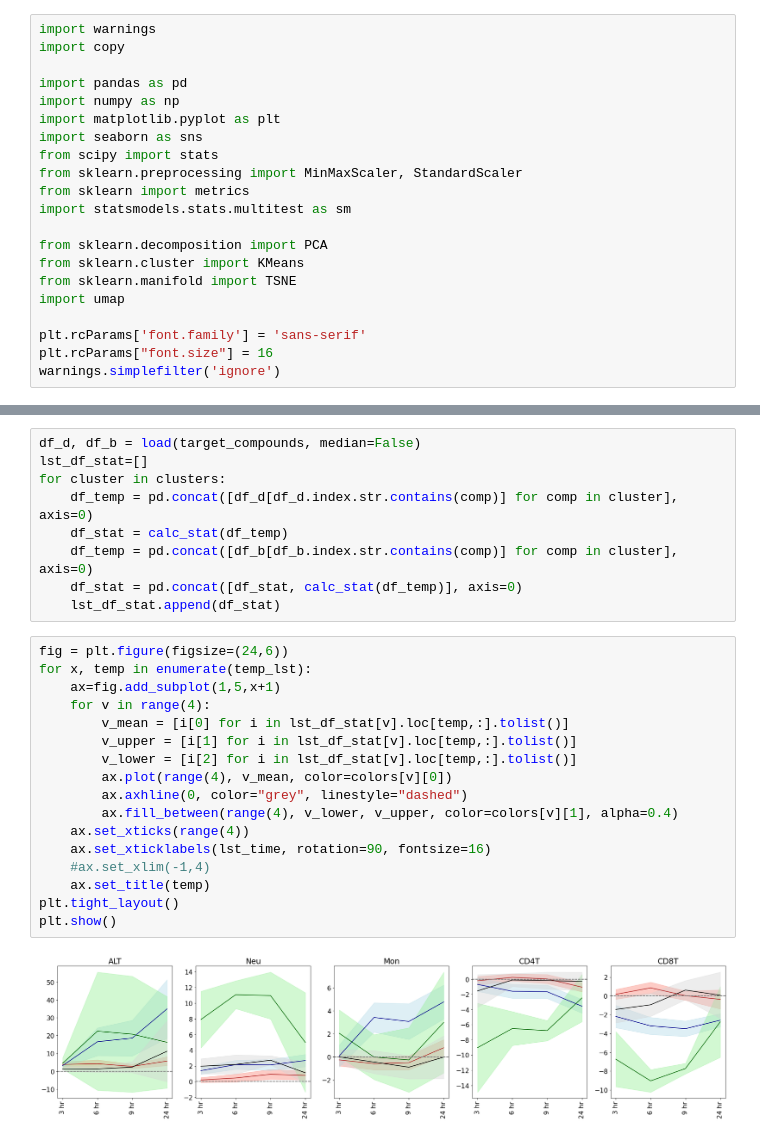
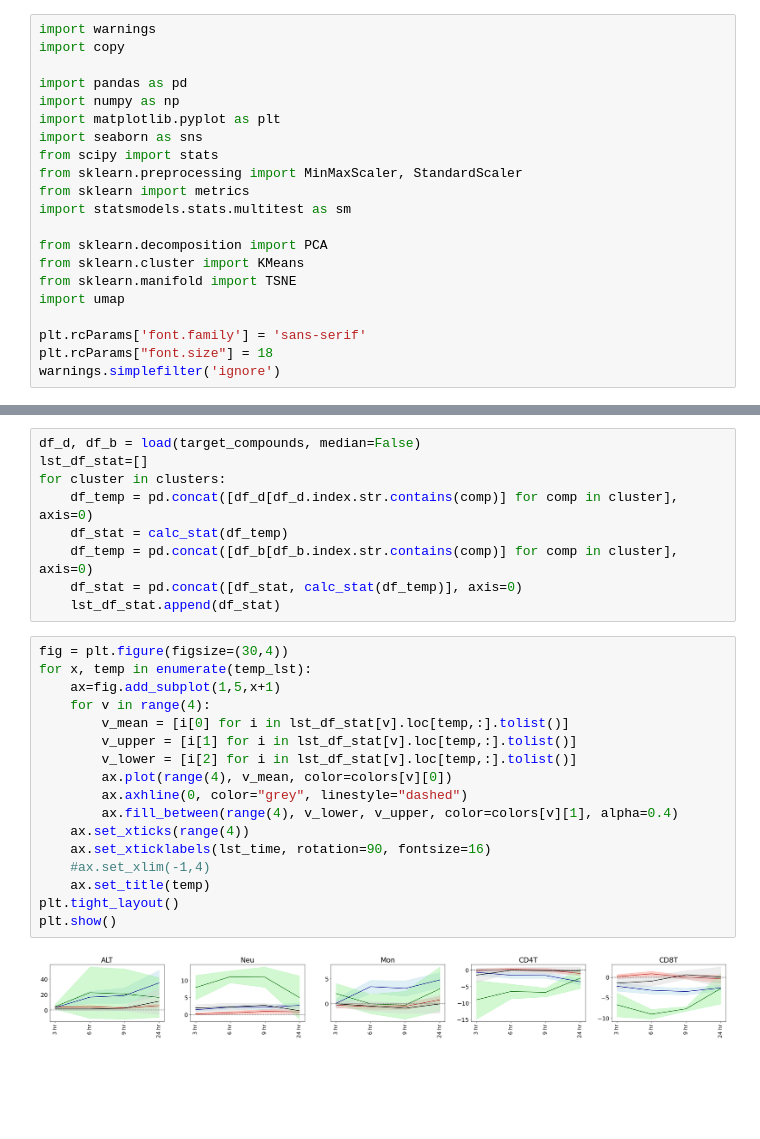
Before and after one commit to mizuno-group/2023, a Jupyter notebook: RatDeconvolution/code/3_clustering.ipynb, the cells around one changed output, grey strips where cells are left out. Cells and saved outputs as stored; diff of their text form; blank space fills up the shorter version.

```diff
--- a/RatDeconvolution/code/3_clustering.ipynb
+++ b/RatDeconvolution/code/3_clustering.ipynb
@@ -21,7 +21,7 @@ from sklearn.manifold import TSNE
 import umap
 
 plt.rcParams['font.family'] = 'sans-serif'
-plt.rcParams["font.size"] = 16
+plt.rcParams["font.size"] = 18
 warnings.simplefilter('ignore')
 # %%
 def calc_z(res, drugs=list(), ctrl:str="Control"):
@@ -249,21 +249,21 @@ for cluster in clusters:
     df_stat = pd.concat([df_stat, calc_stat(df_temp)], axis=0)
     lst_df_stat.append(df_stat)
 # %%
-fig = plt.figure(figsize=(24,6))
+fig = plt.figure(figsize=(30,4))
 for x, temp in enumerate(temp_lst):
     ax=fig.add_subplot(1,5,x+1)
     for v in range(4):
         v_mean = [i[0] for i in lst_df_stat[v].loc[temp,:].tolist()]
         v_upper = [i[1] for i in lst_df_stat[v].loc[temp,:].tolist()]
         v_lower = [i[2] for i in lst_df_stat[v].loc[temp,:].tolist()]
         ax.plot(range(4), v_mean, color=colors[v][0])
         ax.axhline(0, color="grey", linestyle="dashed")
         ax.fill_between(range(4), v_lower, v_upper, color=colors[v][1], alpha=0.4)
     ax.set_xticks(range(4))
     ax.set_xticklabels(lst_time, rotation=90, fontsize=16)
     #ax.set_xlim(-1,4)
     ax.set_title(temp)
 plt.tight_layout()
 plt.show()
 # %% [output]
-[figure, old version]
+[figure, new version]
```
Also changed, not shown: parts of 3 cells of this notebook, 2 other files.
